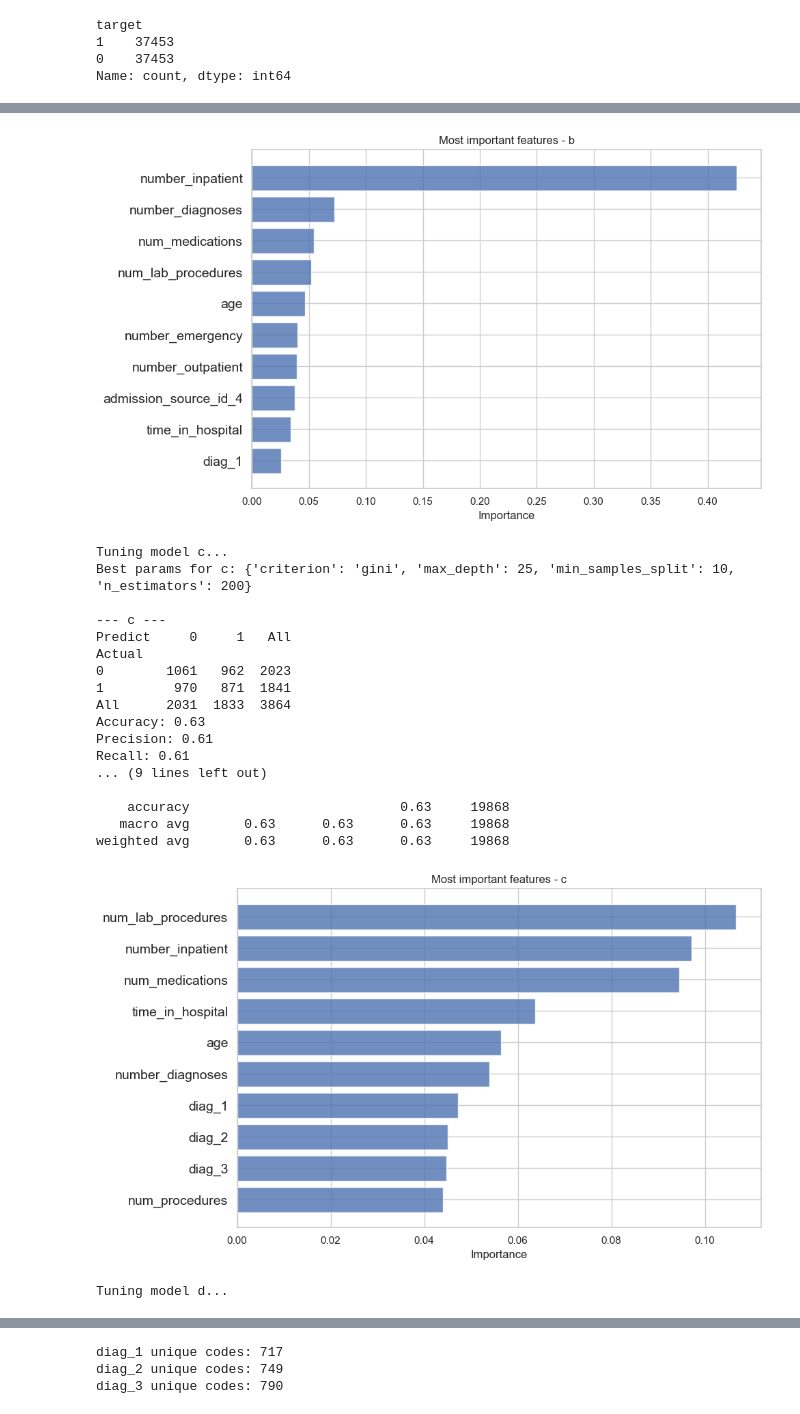
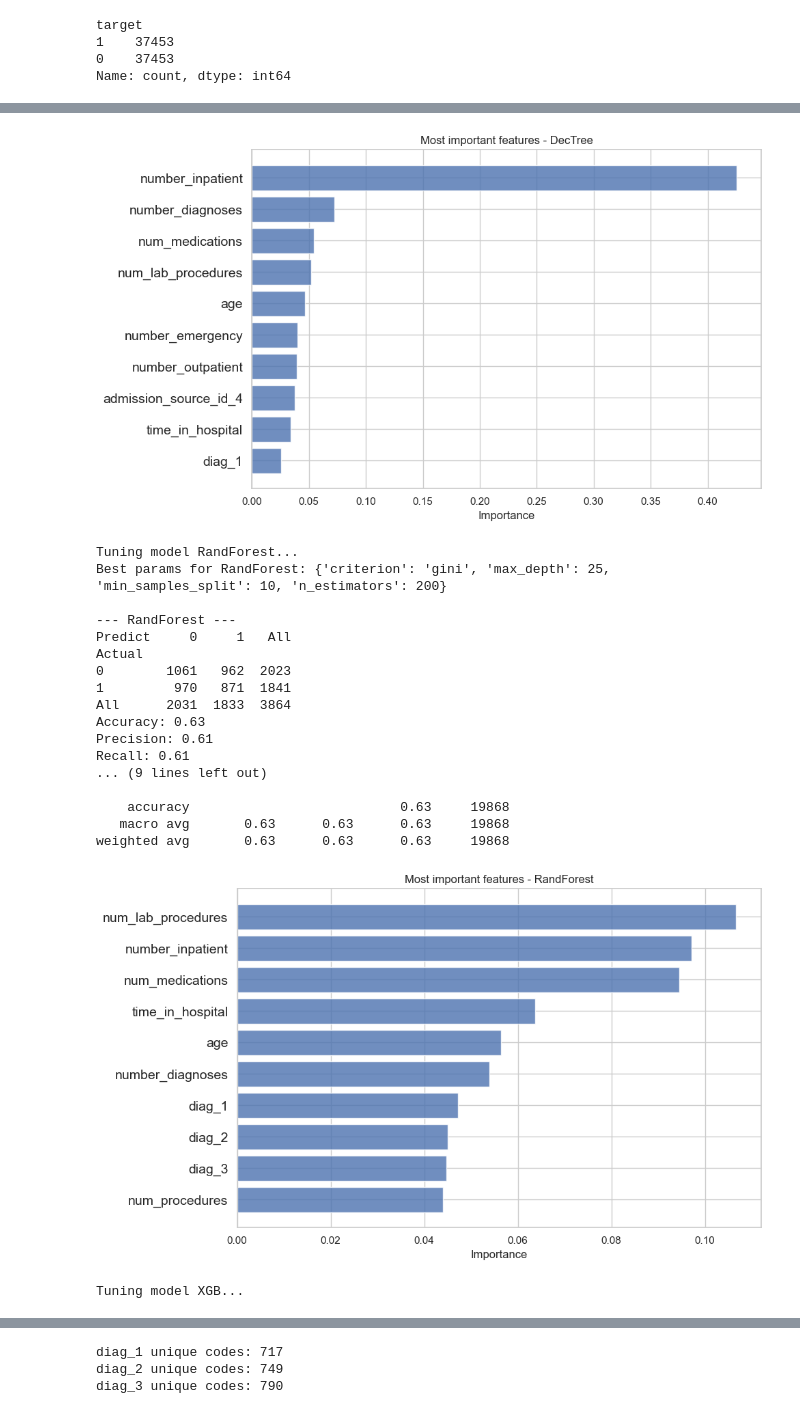
Before and after one commit to ntnkan089/CS273A-proj, a Jupyter notebook: eda-Copy1.ipynb, the cells around one changed output, grey strips where cells are left out. Cells and saved outputs as stored; diff of their text form; code cells hidden in the pictures.

Commit message:
added tuning

```diff
--- a/eda-Copy1.ipynb
+++ b/eda-Copy1.ipynb
@@ -438,54 +437,26 @@ Name: count, dtype: int64
 # %%
 
-from sklearn.model_selection import GridSearchCV
-from sklearn.linear_model import LogisticRegression
-from sklearn.tree import DecisionTreeClassifier
-from sklearn.ensemble import RandomForestClassifier
-import xgboost as xgb
-
-a = LogisticRegression(random_state=42, solver="liblinear")
-b = DecisionTreeClassifier(random_state=42)
-c = RandomForestClassifier(random_state=42)
-d = xgb.XGBClassifier(random_state=42, use_label_encoder=False, eval_metric="logloss")
-
-models = {"a": a, "b": b, "c": c, "d": d}
+models = {
+    "LogReg": LogisticRegression(random_state=42, solver="liblinear"),
+    "DecTree": DecisionTreeClassifier(random_state=42),
+    "RandForest": RandomForestClassifier(random_state=42),
+    "XGB": xgb.XGBClassifier(random_state=42, use_label_encoder=False, eval_metric="logloss")
+}
 
 param_grids = {
-    "a": {
-        "penalty": ["l1", "l2"],
-        "C": [0.1, 1, 10]
-    },
-    "b": {
-        "max_depth": [10, 20, 28],
-        "min_samples_split": [2, 5, 10],
-        "criterion": ["gini", "entropy"]
-    },
-    "c": {
-        "n_estimators": [50, 100, 200],
-        "max_depth": [10, 20, 25],
-        "min_samples_split": [2, 5, 10],
-        "criterion": ["gini", "entropy"]
-    },
-    "d": {
-        "n_estimators": [100, 200],
-        "max_depth": [3, 6, 10],
-        "learning_rate": [0.01, 0.1, 0.2],
-        "scale_pos_weight": [(len(y_train_bal) - y_train_bal.sum()) / y_train_bal.sum()]
-    }
+    "LogReg": {"penalty": ["l1", "l2"], "C": [0.1, 1, 10]},
+    "DecTree": {"max_depth": [10, 20, 28], "min_samples_split": [2, 5, 10], "criterion": ["gini", "entropy"]},
+    "RandForest": {"n_estimators": [50, 100, 200], "max_depth": [10, 20, 25], "min_samples_split": [2, 5, 10], "criterion": ["gini", "entropy"]},
+    "XGB": {"n_estimators": [100, 200], "max_depth": [3, 6, 10], "learning_rate": [0.01, 0.1, 0.2],
+            "scale_pos_weight": [(len(y_train_bal) - y_train_bal.sum()) / y_train_bal.sum()]}
 }
 
 results = {}
 
 for name, model in models.items():
     print(f"Tuning model {name}...")
-    grid = GridSearchCV(
-        estimator=model,
-        param_grid=param_grids[name],
-        cv=3,
-        scoring="f1",
-        n_jobs=-1
-    )
 
+    grid = GridSearchCV(estimator=model, param_grid=param_grids[name], cv=3, scoring="f1", n_jobs=-1)
     grid.fit(X_train_bal, y_train_bal)
 
     print(f"Best params for {name}: {grid.best_params_}")
@@ -495,9 +466,7 @@ for name, model in models.items():
     result = train_and_evaluate_model(best_model, X_train_bal, X_test, y_train_bal, y_test, name)
     results[name] = result
 
-    plot_feature_importance(
-        result["model"], X_train_bal.columns, f"Most important features - {name}"
-    )
+    plot_feature_importance(result["model"], X_train_bal.columns, f"Most important features - {name}")
 
 plot_model_comparison(results)
 # %% [output]
@@ -526,36 +495,36 @@ Best params for b: {'criterion': 'entropy', 'max_depth': 10, 'min_samples_split'
 Predict     0     1   All
 Actual
 0        1132   891  2023
 1        1039   802  1841
 All      2171  1693  3864
 Accuracy: 0.62
 Precision: 0.61
 Recall: 0.57
 ... (9 lines left out)
 
     accuracy                           0.62     19868
    macro avg       0.62      0.62      0.62     19868
 weighted avg       0.62      0.62      0.62     19868
-[figure, old version]
+[figure, new version]
-Tuning model c...
-Best params for c: {'criterion': 'gini', 'max_depth': 25, 'min_samples_split': 10, 'n_estimators': 200}
+Tuning model RandForest...
+Best params for RandForest: {'criterion': 'gini', 'max_depth': 25, 'min_samples_split': 10, 'n_estimators': 200}
 
---- c ---
+--- RandForest ---
 Predict     0     1   All
 Actual
 0        1061   962  2023
 1         970   871  1841
 All      2031  1833  3864
 Accuracy: 0.63
 Precision: 0.61
 Recall: 0.61
 ... (9 lines left out)
 
     accuracy                           0.63     19868
    macro avg       0.63      0.63      0.63     19868
 weighted avg       0.63      0.63      0.63     19868
-[figure, old version]
+[figure, new version]
-Tuning model d...
+Tuning model XGB...
 Parameters: { "use_label_encoder" } are not used.
 
   bst.update(dtrain, iteration=i, fobj=obj)
```
Also changed, not shown: parts of 4 cells of this notebook.
